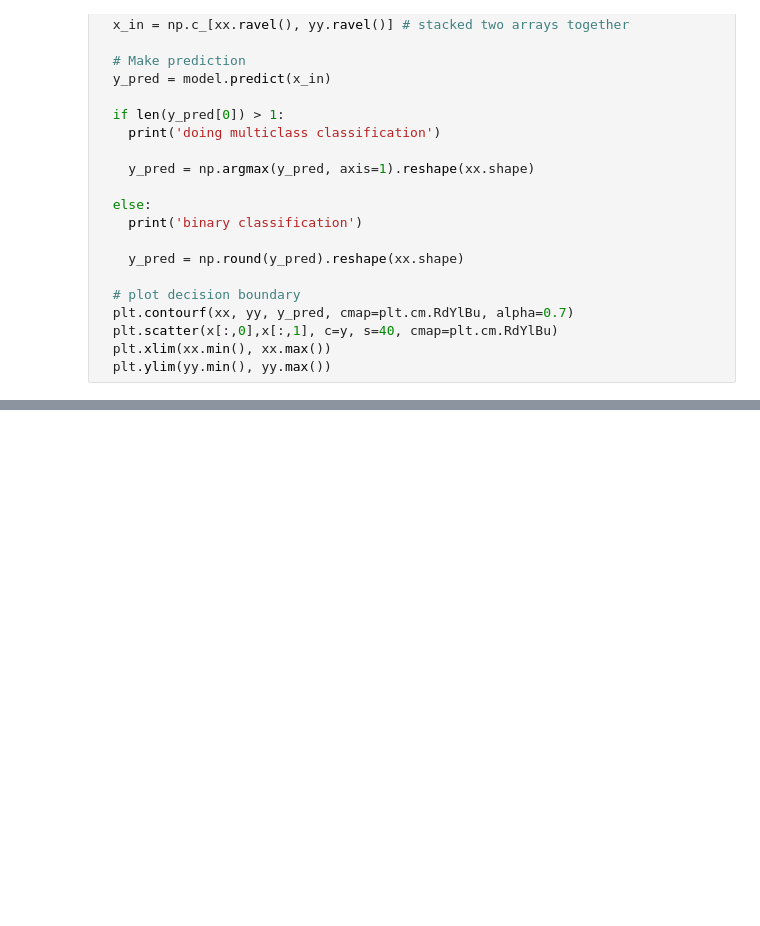
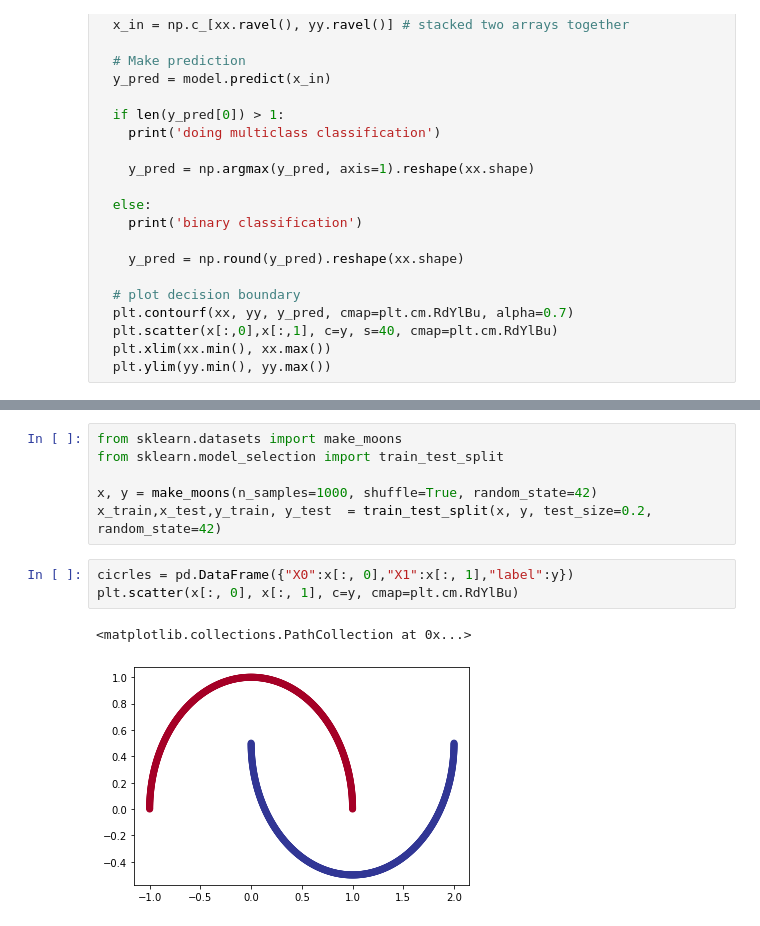
Before and after one commit to choton654/tenserflow-deep-learning, a Jupyter notebook: neural_network_classification.ipynb, the cells around one changed output, grey strips where cells are left out. Saved outputs shown, nothing was run; the diff lists cells and outputs as text; blank space fills up the shorter version.

```diff
--- a/neural_network_classification.ipynb
+++ b/neural_network_classification.ipynb
@@ -126,2 +132,14 @@ plot_decision_boundary(model_1, x, y)
 binary classification
 [figure]
+# %%
+from sklearn.datasets import make_moons
+from sklearn.model_selection import train_test_split
+
+x, y = make_moons(n_samples=1000, shuffle=True, random_state=42)
+x_train,x_test,y_train, y_test  = train_test_split(x, y, test_size=0.2, random_state=42)
+# %%
+cicrles = pd.DataFrame({"X0":x[:, 0],"X1":x[:, 1],"label":y})
+plt.scatter(x[:, 0], x[:, 1], c=y, cmap=plt.cm.RdYlBu)
+# %% [output]
+<matplotlib.collections.PathCollection at 0x...>
+[figure, added]
```
Also changed, not shown: parts of 20 cells of this notebook.
